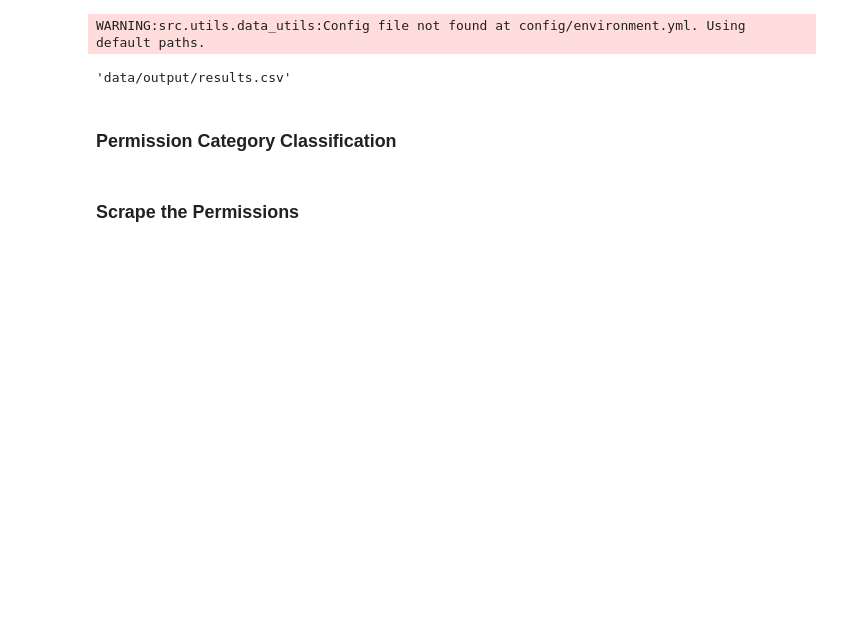
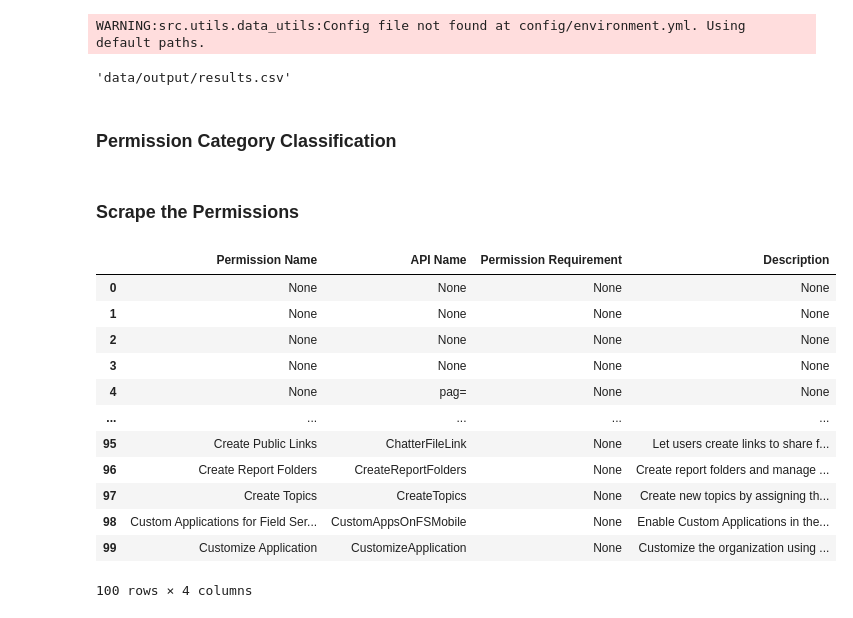
Before and after one commit to TOM-BOHN/SFDC-User-Permissions-AI, a Jupyter notebook: Notebooks/SFDC_User_Permission_AI.ipynb, the cells around one changed output. Saved outputs shown, nothing was run; the diff lists cells and outputs as text; code cells hidden in the pictures; blank space fills up the shorter version.

```diff
--- a/Notebooks/SFDC_User_Permission_AI.ipynb
+++ b/Notebooks/SFDC_User_Permission_AI.ipynb
@@ -358,0 +324,14 @@ df = pd.DataFrame(permissions)
+# %%
+def clean_api_name(raw_name):
+    if raw_name:
+        # Remove "3D" if it exists at the start
+        cleaned = raw_name.replace('3D"', '').replace('"', '')
+        return cleaned.strip()
+    return None
+
+
+def clean_text(raw_text):
+    if raw_text:
+        cleaned = raw_text.replace('=\n', '').strip()
+        return cleaned
+    return None
@@ -359,2 +388,16 @@ df = pd.DataFrame(permissions)
 # %%
-df.head(10)
+df.head(100)
+# %% [output]
+|  | Permission Name | API Name | Permission Requirement | Description |
+| 0 | None | None | None | None |
+| 1 | None | None | None | None |
+| 2 | None | None | None | None |
+| 3 | None | None | None | None |
+| 4 | None | pag= | None | None |
+| ... | ... | ... | ... | ... |
+| 95 | Create Public Links | ChatterFileLink | None | Let users create links to share f... |
+| 96 | Create Report Folders | CreateReportFolders | None | Create report folders and manage ... |
+| 97 | Create Topics | CreateTopics | None | Create new topics by assigning th... |
+| 98 | Custom Applications for Field Ser... | CustomAppsOnFSMobile | None | Enable Custom Applications in the... |
+| 99 | Customize Application | CustomizeApplication | None | Customize the organization using ... |
+100 rows × 4 columns
```
Also changed, not shown: parts of 3 cells of this notebook.
